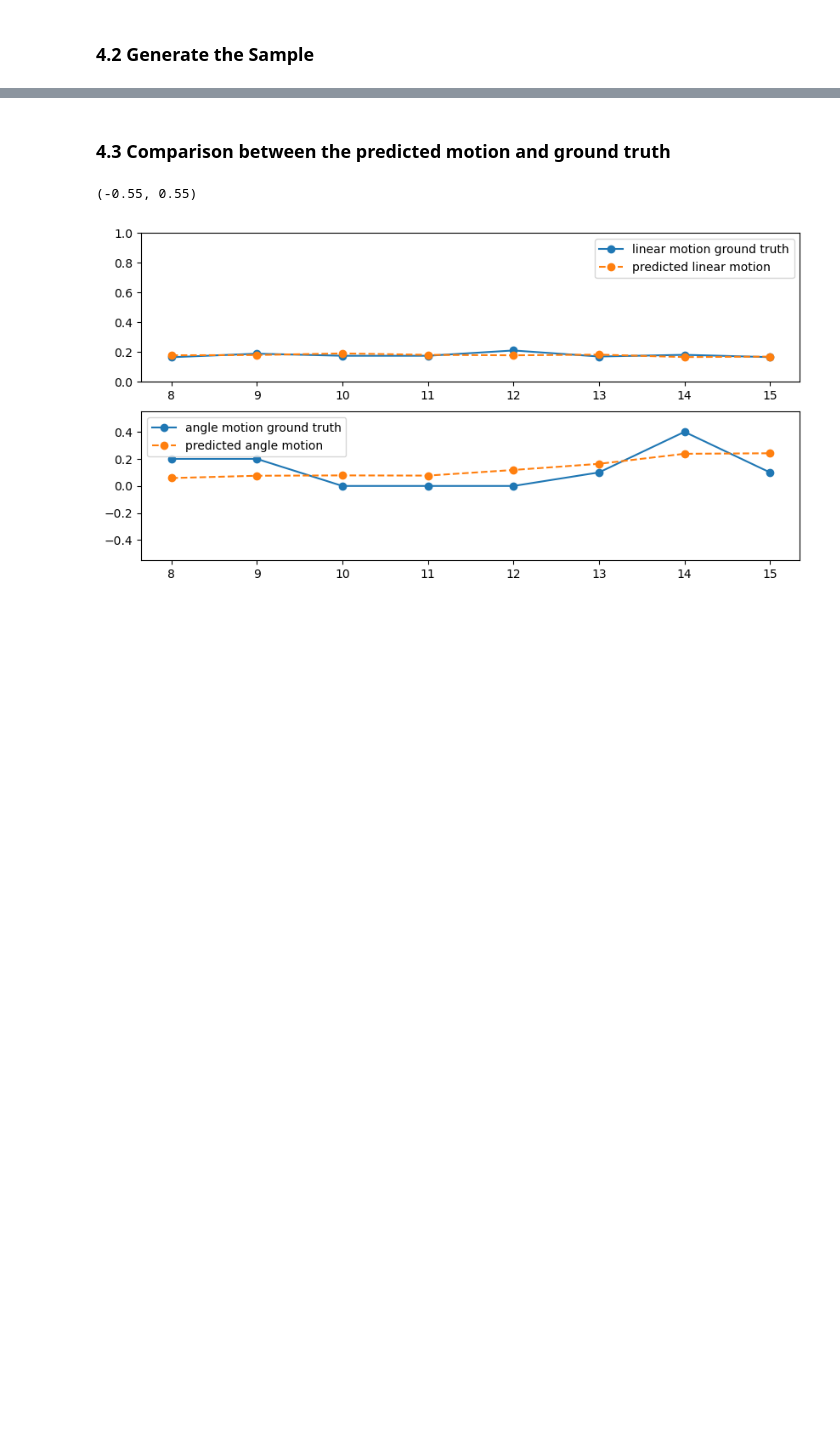
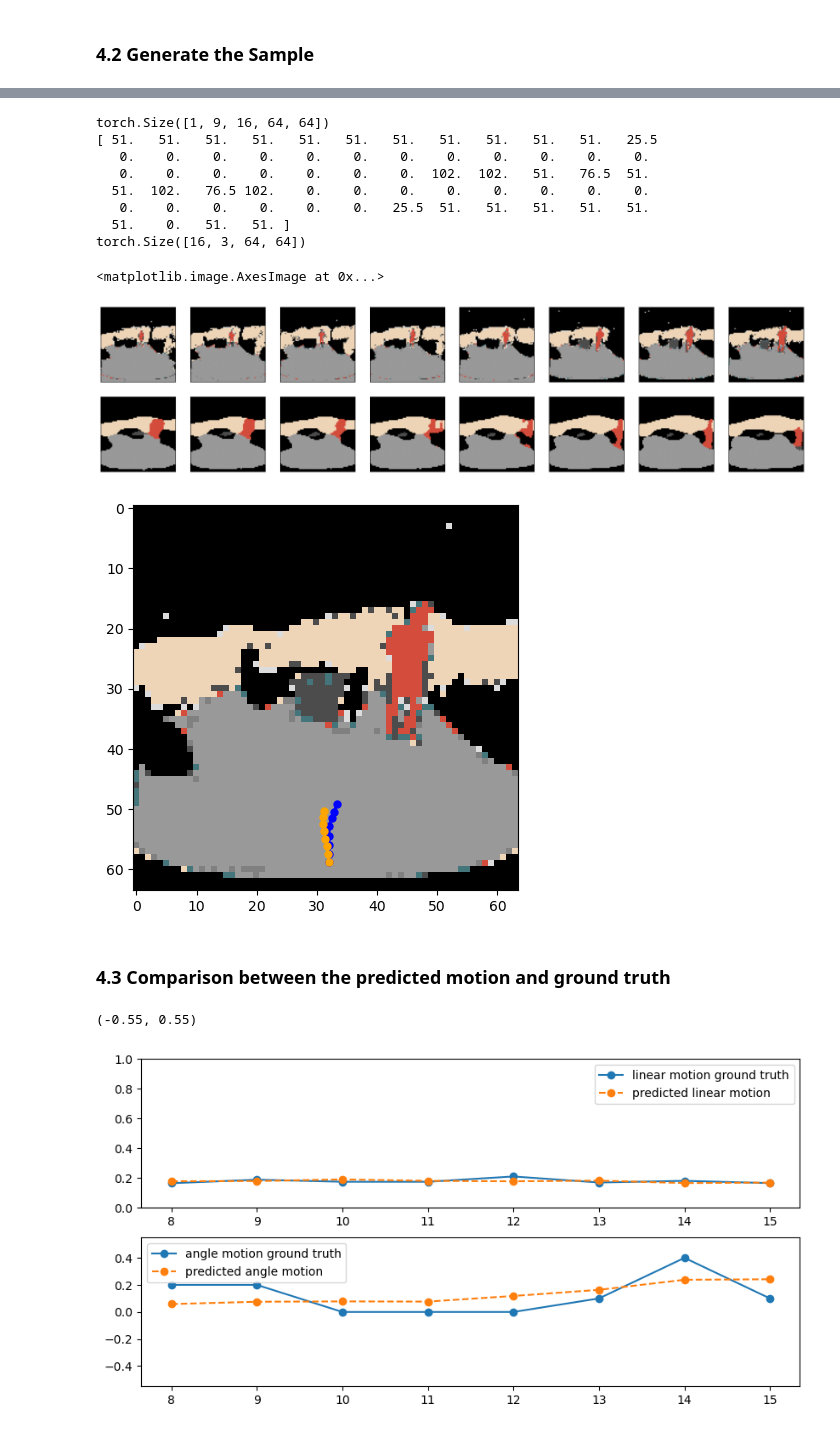
Before and after one commit to innovation-x/mmVAEAC_for_mobile_robot, a Jupyter notebook: mmVAEAC_train_and_test.ipynb, the cells around one changed output, grey strips where cells are left out. Drawn from its saved outputs; the diff is of its cells as text; code cells hidden in the pictures; blank space fills up the shorter version.

```diff
--- a/mmVAEAC_train_and_test.ipynb
+++ b/mmVAEAC_train_and_test.ipynb
@@ -1211,6 +1222,8 @@ with torch.no_grad():
     floor_clip = img_samples[:,6]
 
     predict_motion = mot_samples
+    dec_vid = video_clip
+
     video_clip = torch.argmax(video_clip, 1)
 
     # Visualize the Human intensity
@@ -1226,7 +1239,6 @@ with torch.no_grad():
     human_clip = human_clip.squeeze().cpu().detach().numpy()
     floor_clip = floor_clip.squeeze().cpu().detach().numpy()
     human_clip_img = human_clip
-
     video_clip = video_clip + 1*human_clip_img
 
     # The reconstructed robot actions
@@ -1276,3 +1288,39 @@ li:0.168 ang:0.234
+# %%
+from videovae.utils import gray2color
+print(dec_vid.shape)
+fig = plt.figure(figsize=(20, 15))
+
+dec_rgb = gray2color(dec_vid.squeeze().permute(1,0,2,3))
+dec_rgb = torch.clamp(dec_rgb, 0,1)
+print(dec_rgb.shape)
+# Visualization of reconstructed intensity maps and robot actions
+for t in range(squence_length):
+    im = torch.tensor(dec_rgb[t:t+1,:,:,:])
+    im = im.squeeze().permute(1,2,0)
+
+    if t==int(squence_length/2):
+        map_x_pd = 60 - 10*torch.cumsum(torch.tensor(linear_pd[::int(squence_length/16)]), dim=0)*np.cos(np.pi/4)
+        map_z_pd = 32 - torch.cumsum(torch.cumsum(torch.tensor(angle_pd[::int(squence_length/16)]), dim=0),dim=0)*np.cos(np.pi/4)
+    ax = fig.add_subplot(6, int(squence_length/2), int(squence_length/2)+t+1, xticks=[], yticks=[])
+    ax.imshow(im[:,:,:3])
+
+fig1 = plt.figure(figsize=(20, 5))
+plt.plot(map_z.tolist(), map_x.tolist(), color='b',marker='o', linestyle='-',linewidth=2,markersize=5)
+plt.plot(map_z_pd.tolist(), map_x_pd.tolist(), color='orange',marker='o', linestyle='-',linewidth=2,markersize=5)
+im = torch.tensor(dec_rgb[half_seq_len-1,:,:,:]).squeeze().permute(1,2,0)
+plt.imshow(im, 'gray')
+# %% [output]
+torch.Size([1, 9, 16, 64, 64])
+[ 51.   51.   51.   51.   51.   51.   51.   51.   51.   51.   51.   25.5
+   0.    0.    0.    0.    0.    0.    0.    0.    0.    0.    0.    0.
+   0.    0.    0.    0.    0.    0.    0.  102.  102.   51.   76.5  51.
+  51.  102.   76.5 102.    0.    0.    0.    0.    0.    0.    0.    0.
+   0.    0.    0.    0.    0.    0.   25.5  51.   51.   51.   51.   51.
+  51.    0.   51.   51. ]
+torch.Size([16, 3, 64, 64])
+<matplotlib.image.AxesImage at 0x...>
+[figure, added]
+[figure, added]
 # %% [markdown]
 ### 4.3 Comparison between the predicted motion and ground truth
 # %%
```
Also changed, not shown: parts of 5 cells of this notebook, 3 other files.
